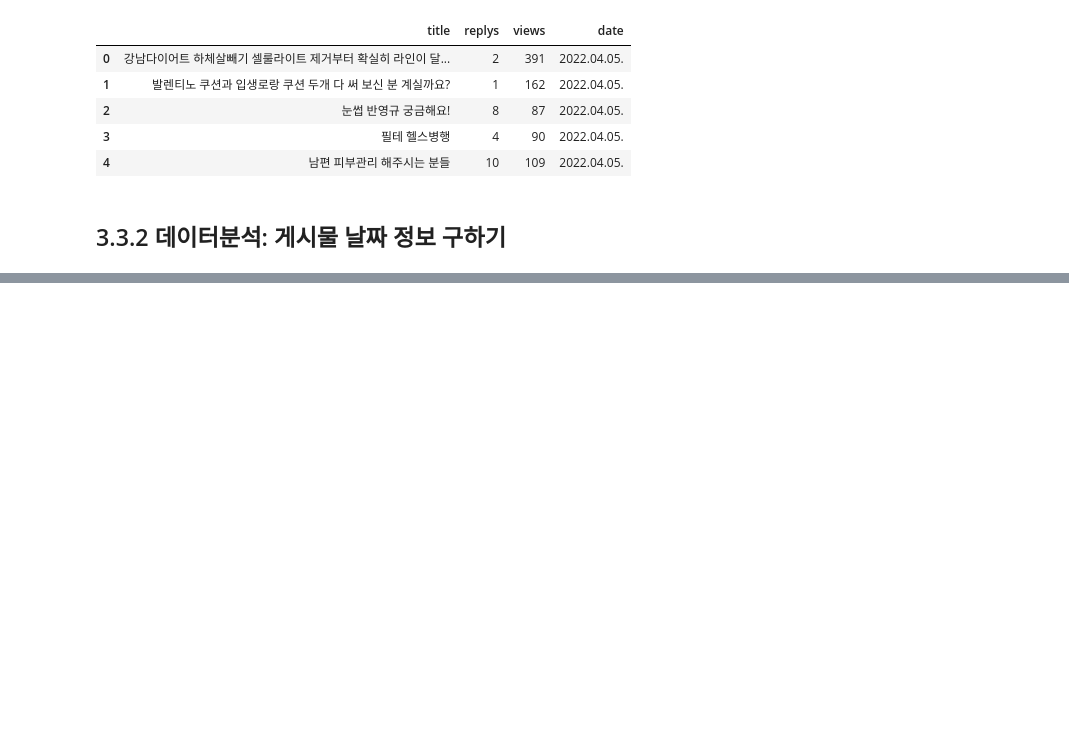
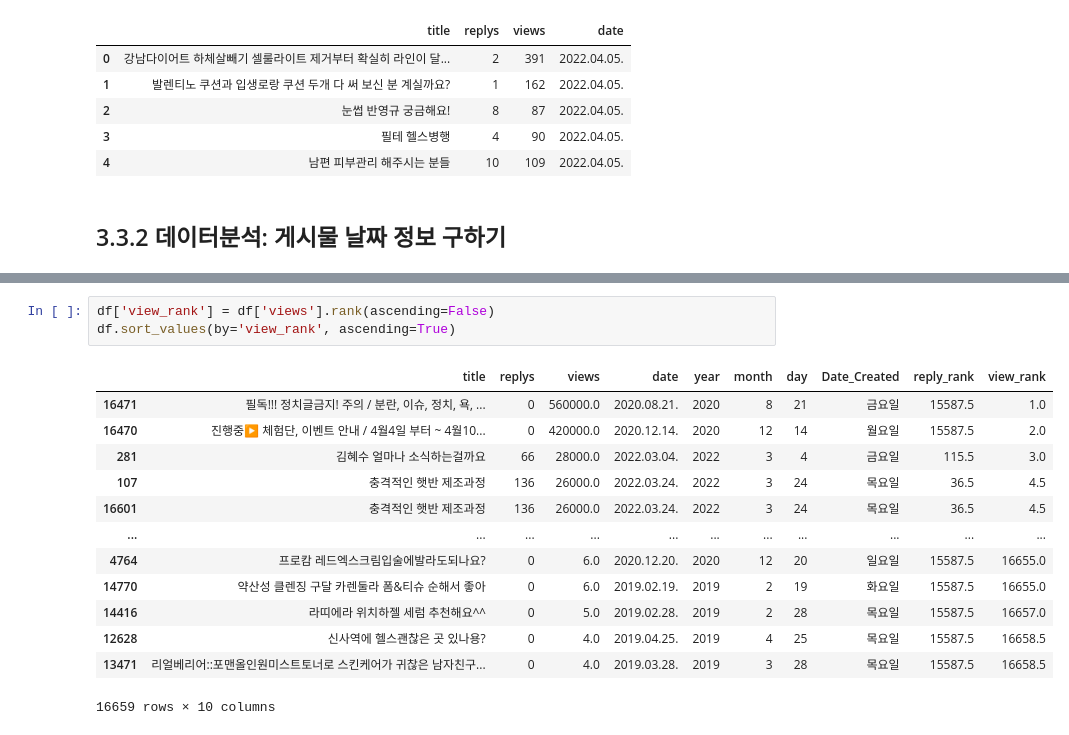
Before and after one commit to semin-pk/DataAnalysisPython, a Jupyter notebook: 3장/chapter03-2.ipynb, the cells around one changed output, grey strips where cells are left out. Drawn from its saved outputs; the diff is of its cells as text; blank space fills up the shorter version.

```diff
--- a/3장/chapter03-2.ipynb
+++ b/3장/chapter03-2.ipynb
@@ -66,0 +185,17 @@ date_sample =
+# %%
+df['view_rank'] = df['views'].rank(ascending=False)
+df.sort_values(by='view_rank', ascending=True)
+# %% [output]
+|  | title | replys | views | date | year | month | day | Date_Created | reply_rank | view_rank |
+| 16471 | 필독!!! 정치글금지! 주의 / 분란, 이슈, 정치, 욕, ... | 0 | 560000.0 | 2020.08.21. | 2020 | 8 | 21 | 금요일 | 15587.5 | 1.0 |
+| 16470 | 진행중▶ 체험단, 이벤트 안내 / 4월4일 부터 ~ 4월10... | 0 | 420000.0 | 2020.12.14. | 2020 | 12 | 14 | 월요일 | 15587.5 | 2.0 |
+| 281 | 김혜수 얼마나 소식하는걸까요 | 66 | 28000.0 | 2022.03.04. | 2022 | 3 | 4 | 금요일 | 115.5 | 3.0 |
+| 107 | 충격적인 햇반 제조과정 | 136 | 26000.0 | 2022.03.24. | 2022 | 3 | 24 | 목요일 | 36.5 | 4.5 |
+| 16601 | 충격적인 햇반 제조과정 | 136 | 26000.0 | 2022.03.24. | 2022 | 3 | 24 | 목요일 | 36.5 | 4.5 |
+| ... | ... | ... | ... | ... | ... | ... | ... | ... | ... | ... |
+| 4764 | 프로캄 레드엑스크림입술에발라도되나요? | 0 | 6.0 | 2020.12.20. | 2020 | 12 | 20 | 일요일 | 15587.5 | 16655.0 |
+| 14770 | 약산성 클렌징 구달 카렌둘라 폼&티슈 순해서 좋아 | 0 | 6.0 | 2019.02.19. | 2019 | 2 | 19 | 화요일 | 15587.5 | 16655.0 |
+| 14416 | 라띠에라 위치하젤 세럼 추천해요^^ | 0 | 5.0 | 2019.02.28. | 2019 | 2 | 28 | 목요일 | 15587.5 | 16657.0 |
+| 12628 | 신사역에 헬스괜찮은 곳 있나용? | 0 | 4.0 | 2019.04.25. | 2019 | 4 | 25 | 목요일 | 15587.5 | 16658.5 |
+| 13471 | 리얼베리어::포맨올인원미스트토너로 스킨케어가 귀찮은 남자친구... | 0 | 4.0 | 2019.03.28. | 2019 | 3 | 28 | 목요일 | 15587.5 | 16658.5 |
+16659 rows × 10 columns
```
Also changed, not shown: parts of 39 cells of this notebook.
